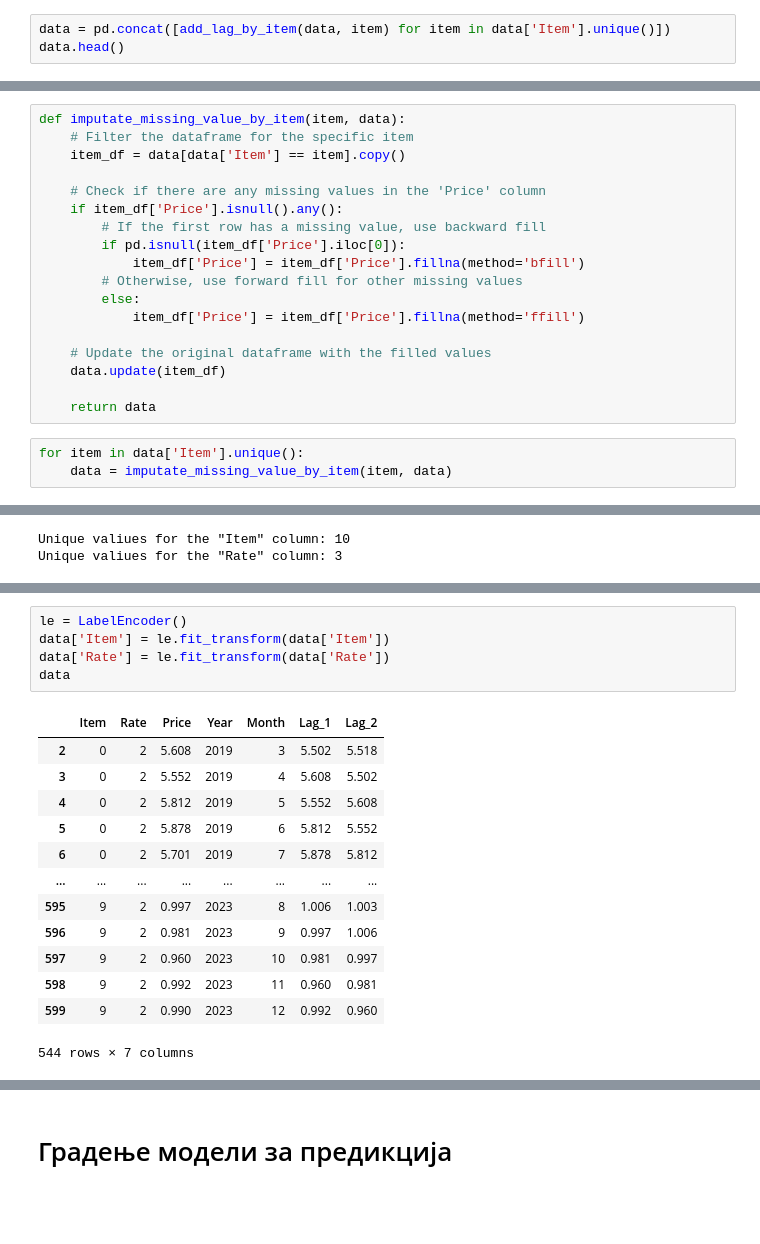
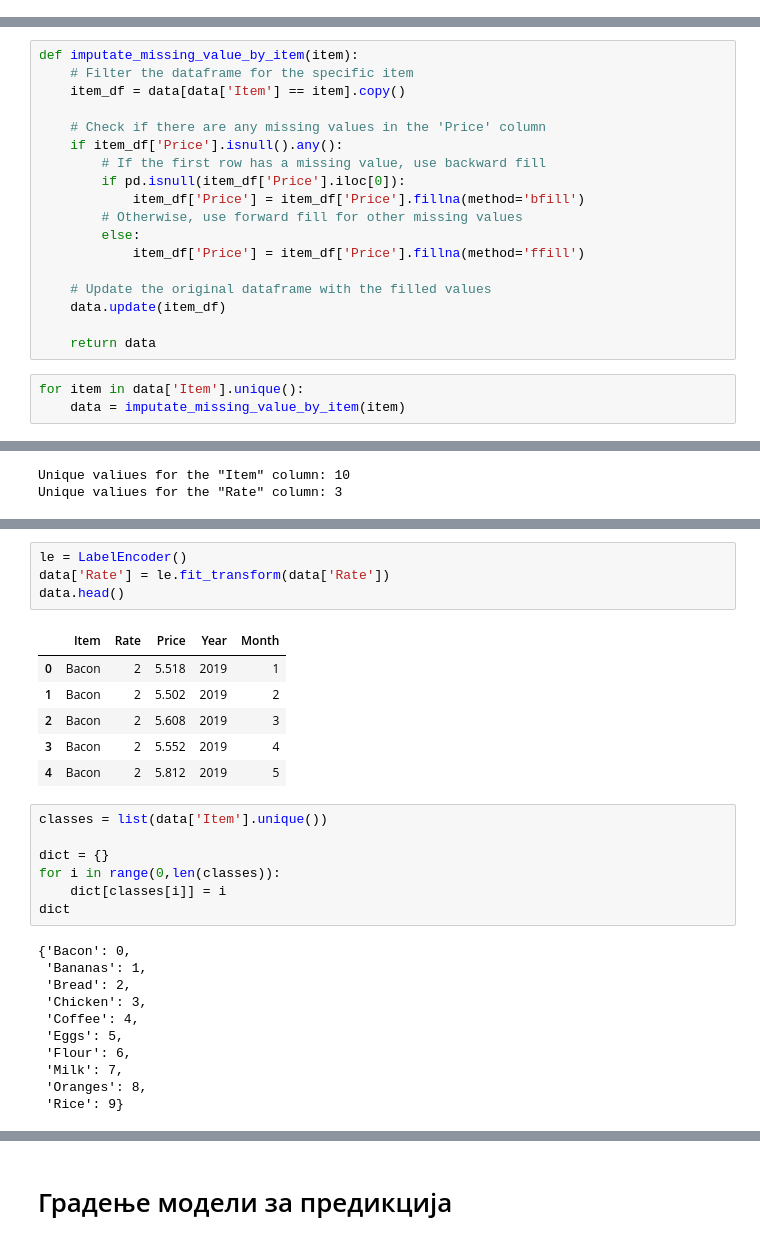
Before and after one commit to ZambosSs1/VNP_Standardna_seminarska-191215, a Jupyter notebook: VNP Seminarska.ipynb, the cells around one changed output, grey strips where cells are left out. Cells and saved outputs as stored; diff of their text form; blank space fills up the shorter version.

```diff
--- a/VNP Seminarska.ipynb
+++ b/VNP Seminarska.ipynb
@@ -104,3 +97,0 @@ def add_lag_by_item(df, item_name):
-# %%
-data = pd.concat([add_lag_by_item(data, item) for item in data['Item'].unique()])
-data.head()
@@ -135,7 +117,7 @@ dtype: int64
 # %% [markdown]
 Со цел да го решиме проблемот со missing values како што е погоре наведено ке направам функција која се решава од missing values по производ ("Item")
 # %%
-def imputate_missing_value_by_item(item, data):
+def imputate_missing_value_by_item(item):
     # Filter the dataframe for the specific item
     item_df = data[data['Item'] == item].copy()
 
@@ -154,7 +136,7 @@ def imputate_missing_value_by_item(item, data):
     return data
 # %%
 for item in data['Item'].unique():
-    data = imputate_missing_value_by_item(item, data)
+    data = imputate_missing_value_by_item(item)
 # %%
 #Checking for missing values
 print(data.isnull().sum())
@@ -217,19 +220,29 @@ Unique valiues for the "Rate" column: 3
 # %%
 le = LabelEncoder()
-data['Item'] = le.fit_transform(data['Item'])
 data['Rate'] = le.fit_transform(data['Rate'])
-data
+data.head()
 # %% [output]
-|  | Item | Rate | Price | Year | Month | Lag_1 | Lag_2 |
-| 2 | 0 | 2 | 5.608 | 2019 | 3 | 5.502 | 5.518 |
-| 3 | 0 | 2 | 5.552 | 2019 | 4 | 5.608 | 5.502 |
-| 4 | 0 | 2 | 5.812 | 2019 | 5 | 5.552 | 5.608 |
-| 5 | 0 | 2 | 5.878 | 2019 | 6 | 5.812 | 5.552 |
-| 6 | 0 | 2 | 5.701 | 2019 | 7 | 5.878 | 5.812 |
-| ... | ... | ... | ... | ... | ... | ... | ... |
-| 595 | 9 | 2 | 0.997 | 2023 | 8 | 1.006 | 1.003 |
-| 596 | 9 | 2 | 0.981 | 2023 | 9 | 0.997 | 1.006 |
-| 597 | 9 | 2 | 0.960 | 2023 | 10 | 0.981 | 0.997 |
-| 598 | 9 | 2 | 0.992 | 2023 | 11 | 0.960 | 0.981 |
-| 599 | 9 | 2 | 0.990 | 2023 | 12 | 0.992 | 0.960 |
+|  | Item | Rate | Price | Year | Month |
+| 0 | Bacon | 2 | 5.518 | 2019 | 1 |
+| 1 | Bacon | 2 | 5.502 | 2019 | 2 |
+| 2 | Bacon | 2 | 5.608 | 2019 | 3 |
+| 3 | Bacon | 2 | 5.552 | 2019 | 4 |
+| 4 | Bacon | 2 | 5.812 | 2019 | 5 |
-544 rows × 7 columns
+# %%
+classes = list(data['Item'].unique())
+
+dict = {}
+for i in range(0,len(classes)):
+    dict[classes[i]] = i
+dict
+# %% [output]
+{'Bacon': 0,
+ 'Bananas': 1,
+ 'Bread': 2,
+ 'Chicken': 3,
+ 'Coffee': 4,
+ 'Eggs': 5,
+ 'Flour': 6,
+ 'Milk': 7,
+ 'Oranges': 8,
+ 'Rice': 9}
```
Also changed, not shown: parts of 30 cells of this notebook.
